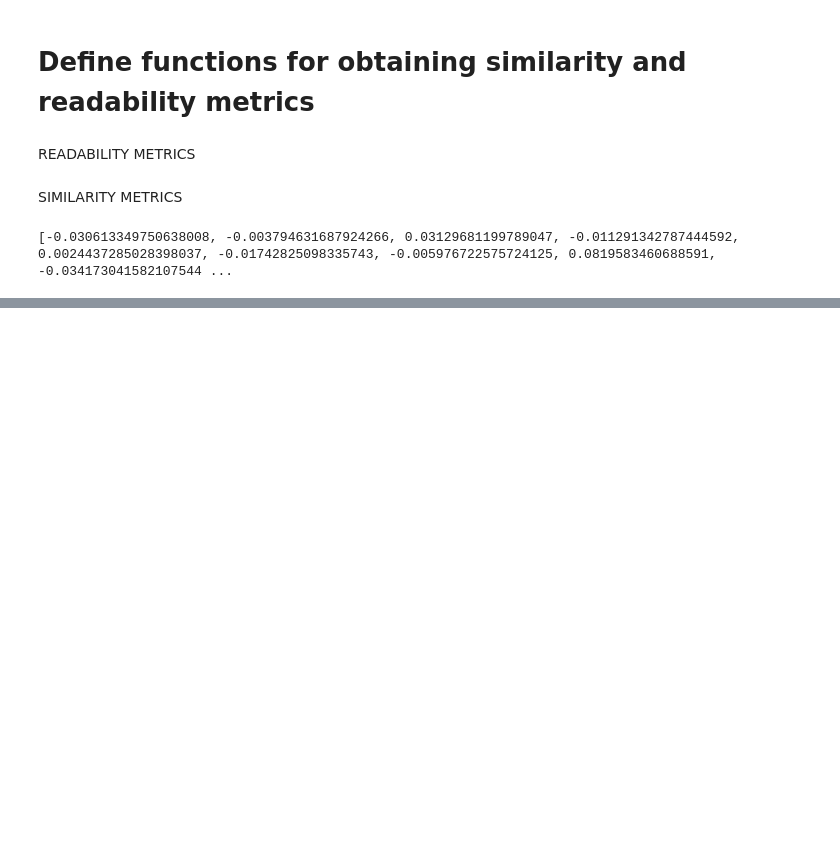
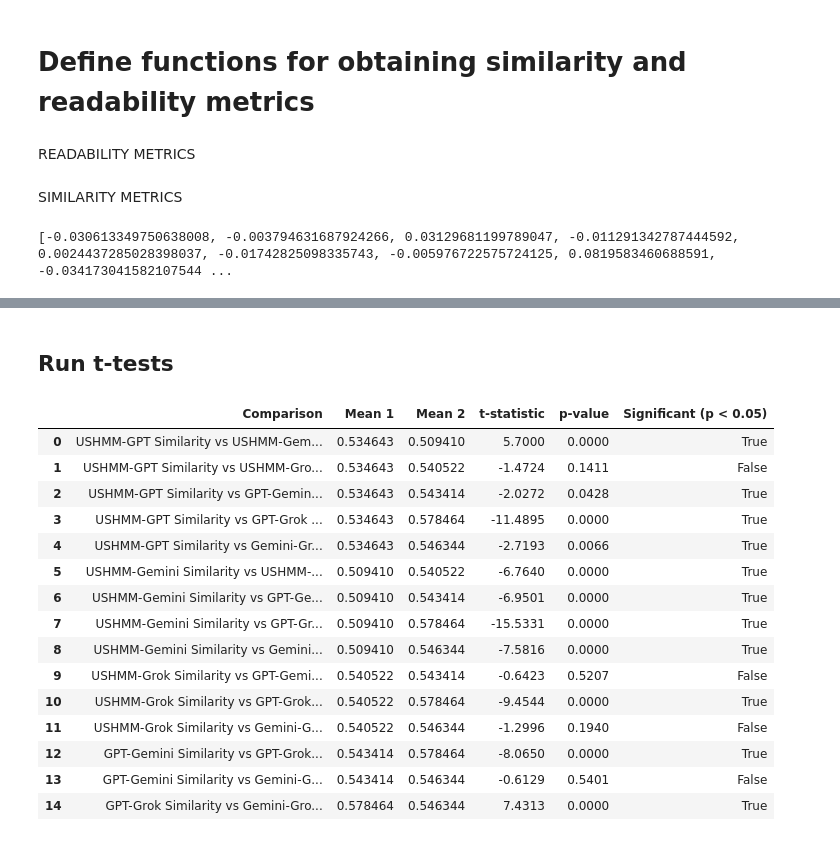
Before and after one commit to AI-Cultural-Heritage-Lab/ushmm_model_comparisons, a Jupyter notebook: Generate_and_Compare_LLM_Outputs.ipynb, the cells around one changed output, grey strips where cells are left out. Saved outputs shown, nothing was run; the diff lists cells and outputs as text; code cells hidden in the pictures; blank space fills up the shorter version.

```diff
--- a/Generate_and_Compare_LLM_Outputs.ipynb
+++ b/Generate_and_Compare_LLM_Outputs.ipynb
@@ -454,0 +466,7 @@ print(us_search_responses_df_with_composite.head())
+# %%
+#If we want to specifically run these tests on our cleaned data set of 776 US Queries with no Non-English or otherwise erroneous responses
+#Load the cleaned file from the directory
+df_clean = pd.read_excel('(Clean) US Queries with LLM Responses and Composite Scores.xlsx')
+# Display the DataFrame
+print(df_clean.head())
+us_search_responses_df_with_composite = df_clean
@@ -454,0 +491,2 @@ print(us_search_responses_df_with_composite.head())
+# %% [markdown]
+## Run t-tests
@@ -454,0 +539,19 @@ print(us_search_responses_df_with_composite.head())
+# %%
+results_df = run_pairwise_t_tests(us_search_responses_df_with_composite)
+# %% [output]
+|  | Comparison | Mean 1 | Mean 2 | t-statistic | p-value | Significant (p < 0.05) |
+| 0 | USHMM-GPT Similarity vs USHMM-Gem... | 0.534643 | 0.509410 | 5.7000 | 0.0000 | True |
+| 1 | USHMM-GPT Similarity vs USHMM-Gro... | 0.534643 | 0.540522 | -1.4724 | 0.1411 | False |
+| 2 | USHMM-GPT Similarity vs GPT-Gemin... | 0.534643 | 0.543414 | -2.0272 | 0.0428 | True |
+| 3 | USHMM-GPT Similarity vs GPT-Grok ... | 0.534643 | 0.578464 | -11.4895 | 0.0000 | True |
+| 4 | USHMM-GPT Similarity vs Gemini-Gr... | 0.534643 | 0.546344 | -2.7193 | 0.0066 | True |
+| 5 | USHMM-Gemini Similarity vs USHMM-... | 0.509410 | 0.540522 | -6.7640 | 0.0000 | True |
+| 6 | USHMM-Gemini Similarity vs GPT-Ge... | 0.509410 | 0.543414 | -6.9501 | 0.0000 | True |
+| 7 | USHMM-Gemini Similarity vs GPT-Gr... | 0.509410 | 0.578464 | -15.5331 | 0.0000 | True |
+| 8 | USHMM-Gemini Similarity vs Gemini... | 0.509410 | 0.546344 | -7.5816 | 0.0000 | True |
+| 9 | USHMM-Grok Similarity vs GPT-Gemi... | 0.540522 | 0.543414 | -0.6423 | 0.5207 | False |
+| 10 | USHMM-Grok Similarity vs GPT-Grok... | 0.540522 | 0.578464 | -9.4544 | 0.0000 | True |
+| 11 | USHMM-Grok Similarity vs Gemini-G... | 0.540522 | 0.546344 | -1.2996 | 0.1940 | False |
+| 12 | GPT-Gemini Similarity vs GPT-Grok... | 0.543414 | 0.578464 | -8.0650 | 0.0000 | True |
+| 13 | GPT-Gemini Similarity vs Gemini-G... | 0.543414 | 0.546344 | -0.6129 | 0.5401 | False |
+| 14 | GPT-Grok Similarity vs Gemini-Gro... | 0.578464 | 0.546344 | 7.4313 | 0.0000 | True |
```
Also changed, not shown: parts of 6 cells of this notebook.
